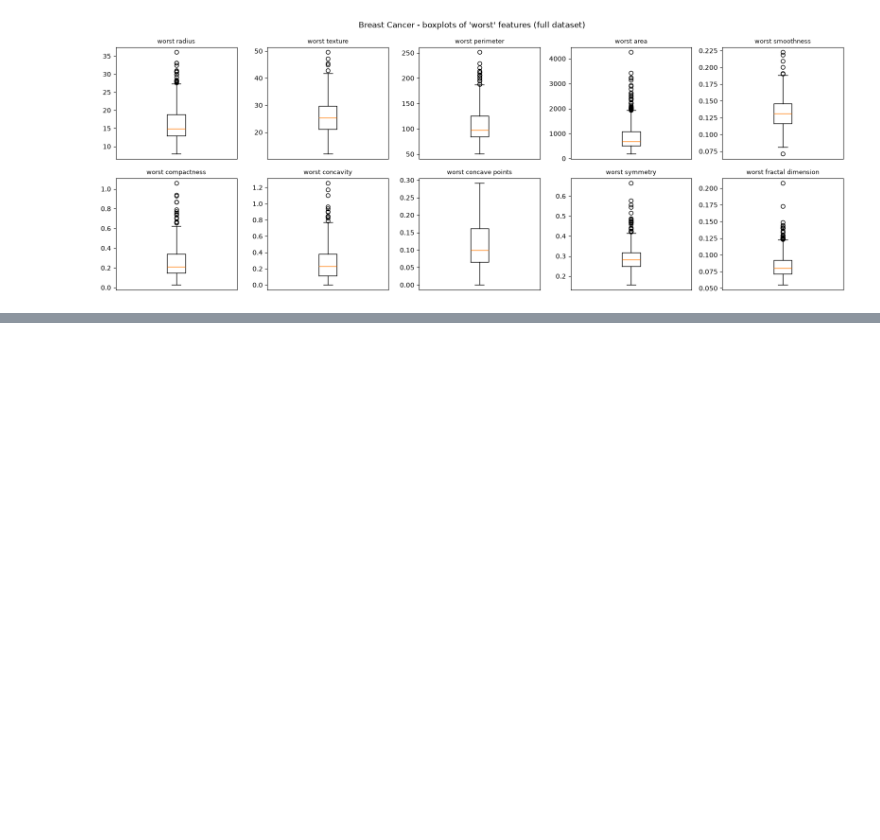
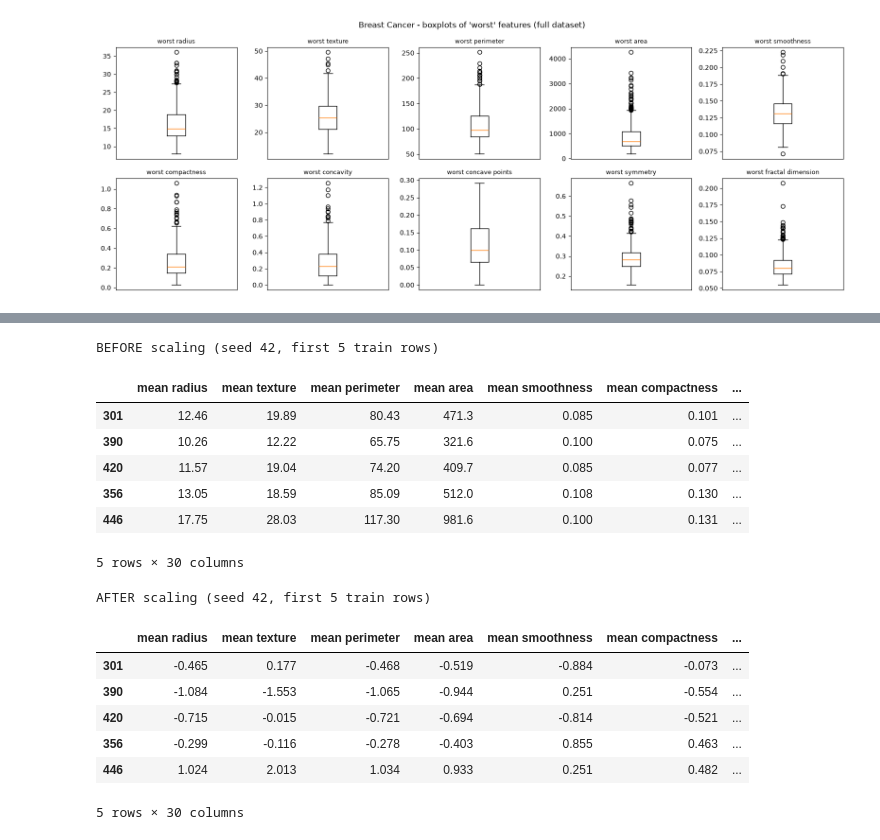
Before and after one commit to muhammedefeones/ml-midterm-23040202015, a Jupyter notebook: breast_cancer.ipynb, the cells around one changed output, grey strips where cells are left out. Cells and saved outputs as stored; diff of their text form; code cells hidden in the pictures; blank space fills up the shorter version.

```diff
--- a/breast_cancer.ipynb
+++ b/breast_cancer.ipynb
@@ -288,0 +369,25 @@ plot_boxplots(worst_cols, "Breast Cancer - boxplots of 'worst' features (full da
+# %%
+# test set is measured only with the seed 42 ruler
+X_test_scaled = scalers[42].transform(X_test)
+
+print("BEFORE scaling (seed 42, first 5 train rows)")
+display(splits[42]["X_train"].head().round(3)) # original values, very different sizes
+print("AFTER scaling (seed 42, first 5 train rows)")
+display(scaled[42]["X_train"].head().round(3))
+# %% [output]
+BEFORE scaling (seed 42, first 5 train rows)
+|  | mean radius | mean texture | mean perimeter | mean area | mean smoothness | mean compactness | ... |
+| 301 | 12.46 | 19.89 | 80.43 | 471.3 | 0.085 | 0.101 | ... |
+| 390 | 10.26 | 12.22 | 65.75 | 321.6 | 0.100 | 0.075 | ... |
+| 420 | 11.57 | 19.04 | 74.20 | 409.7 | 0.085 | 0.077 | ... |
+| 356 | 13.05 | 18.59 | 85.09 | 512.0 | 0.108 | 0.130 | ... |
+| 446 | 17.75 | 28.03 | 117.30 | 981.6 | 0.100 | 0.131 | ... |
+5 rows × 30 columns
+AFTER scaling (seed 42, first 5 train rows)
+|  | mean radius | mean texture | mean perimeter | mean area | mean smoothness | mean compactness | ... |
+| 301 | -0.465 | 0.177 | -0.468 | -0.519 | -0.884 | -0.073 | ... |
+| 390 | -1.084 | -1.553 | -1.065 | -0.944 | 0.251 | -0.554 | ... |
+| 420 | -0.715 | -0.015 | -0.721 | -0.694 | -0.814 | -0.521 | ... |
+| 356 | -0.299 | -0.116 | -0.278 | -0.403 | 0.855 | 0.463 | ... |
+| 446 | 1.024 | 2.013 | 1.034 | 0.933 | 0.251 | 0.482 | ... |
+5 rows × 30 columns
```
Also changed, not shown: parts of 5 cells of this notebook.
